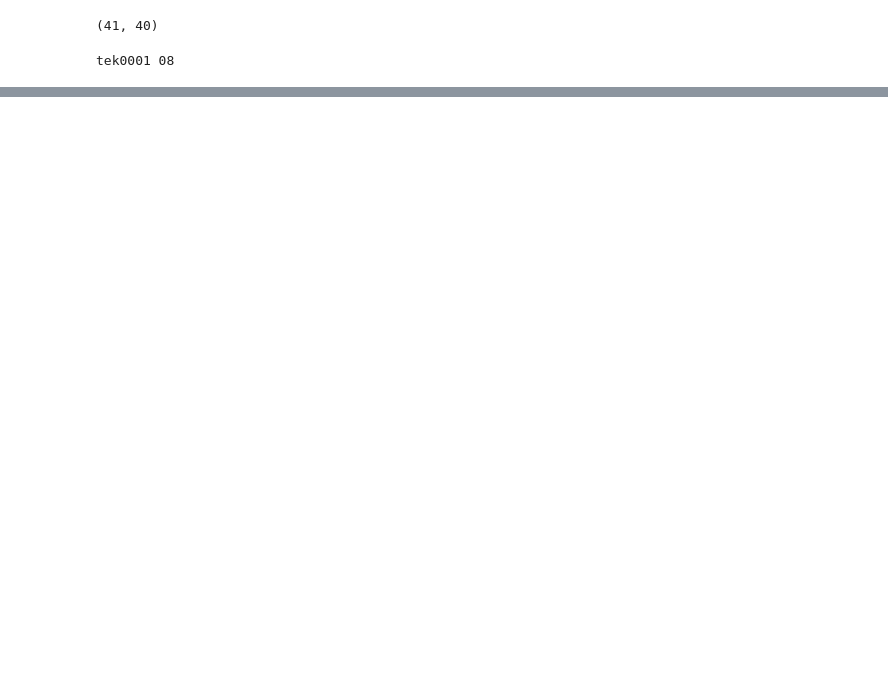
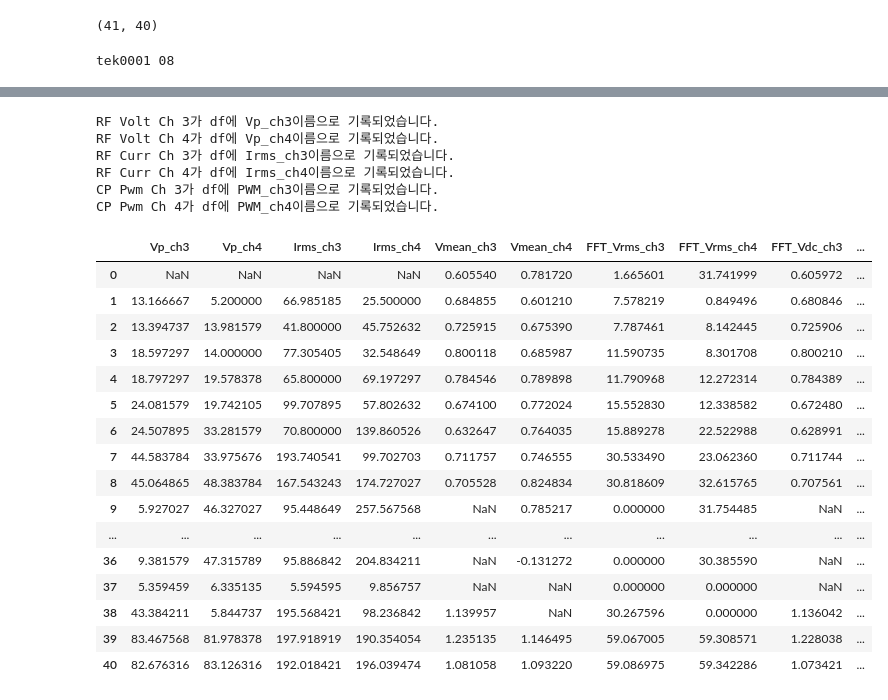
Before and after one commit to cswnote/sinewave_analyze, a Jupyter notebook: edit_columns.ipynb, the cells around one changed output, grey strips where cells are left out. Cells and saved outputs as stored; diff of their text form; code cells hidden in the pictures; blank space fills up the shorter version.

```diff
--- a/edit_columns.ipynb
+++ b/edit_columns.ipynb
@@ -59,0 +109,51 @@ for file in files_ch4:
+# %%
+df['FFT_Irms_ch3'] = df_ch3['FFT I rms[mA]']
+df['FFT_Irms_ch4'] = df_ch4['FFT I rms[mA]']
+# %%
+df['FFT_Idc_ch3'] = df_ch3['FFT I dc abs[mA]']
+df['FFT_Idc_ch4'] = df_ch4['FFT I dc abs[mA]']
+# %%
+target_list = ['RF Volt Ch 3', 'RF Volt Ch 4', 'RF Curr Ch 3', 'RF Curr Ch 4', 'CP Pwm Ch 3', 'CP Pwm Ch 4']
+# %%
+for target in target_list:
+    col = target.replace(' ', '')
+    if 'Volt' in target:
+        col = 'Vmcu_' + col[-3:].lower()
+    elif 'Curr' in target:
+        col = 'Imcu_' + col[-3:].lower()
+    elif 'Pwm' in target:
+        col = 'PWM_' + col[-3:].lower()
+
+    if target[-1] == '3':
+        df[col] = df_ch3[target]
+        print("{}가 df에 {}이름으로 기록되었습니다.".format(target, col))
+    elif target[-1] == '4':
+        df[col] = df_ch4[target]
+        print("{}가 df에 {}이름으로 기록되었습니다.".format(target, col))
+# %% [output]
+RF Volt Ch 3가 df에 Vp_ch3이름으로 기록되었습니다.
+RF Volt Ch 4가 df에 Vp_ch4이름으로 기록되었습니다.
+RF Curr Ch 3가 df에 Irms_ch3이름으로 기록되었습니다.
+RF Curr Ch 4가 df에 Irms_ch4이름으로 기록되었습니다.
+CP Pwm Ch 3가 df에 PWM_ch3이름으로 기록되었습니다.
+CP Pwm Ch 4가 df에 PWM_ch4이름으로 기록되었습니다.
+# %%
+df
+# %% [output]
+|  | Vp_ch3 | Vp_ch4 | Irms_ch3 | Irms_ch4 | Vmean_ch3 | Vmean_ch4 | FFT_Vrms_ch3 | FFT_Vrms_ch4 | FFT_Vdc_ch3 | ... |
+| 0 | NaN | NaN | NaN | NaN | 0.605540 | 0.781720 | 1.665601 | 31.741999 | 0.605972 | ... |
+| 1 | 13.166667 | 5.200000 | 66.985185 | 25.500000 | 0.684855 | 0.601210 | 7.578219 | 0.849496 | 0.680846 | ... |
+| 2 | 13.394737 | 13.981579 | 41.800000 | 45.752632 | 0.725915 | 0.675390 | 7.787461 | 8.142445 | 0.725906 | ... |
+| 3 | 18.597297 | 14.000000 | 77.305405 | 32.548649 | 0.800118 | 0.685987 | 11.590735 | 8.301708 | 0.800210 | ... |
+| 4 | 18.797297 | 19.578378 | 65.800000 | 69.197297 | 0.784546 | 0.789898 | 11.790968 | 12.272314 | 0.784389 | ... |
+| 5 | 24.081579 | 19.742105 | 99.707895 | 57.802632 | 0.674100 | 0.772024 | 15.552830 | 12.338582 | 0.672480 | ... |
+| 6 | 24.507895 | 33.281579 | 70.800000 | 139.860526 | 0.632647 | 0.764035 | 15.889278 | 22.522988 | 0.628991 | ... |
+| 7 | 44.583784 | 33.975676 | 193.740541 | 99.702703 | 0.711757 | 0.746555 | 30.533490 | 23.062360 | 0.711744 | ... |
+| 8 | 45.064865 | 48.383784 | 167.543243 | 174.727027 | 0.705528 | 0.824834 | 30.818609 | 32.615765 | 0.707561 | ... |
+| 9 | 5.927027 | 46.327027 | 95.448649 | 257.567568 | NaN | 0.785217 | 0.000000 | 31.754485 | NaN | ... |
+| ... | ... | ... | ... | ... | ... | ... | ... | ... | ... | ... |
+| 36 | 9.381579 | 47.315789 | 95.886842 | 204.834211 | NaN | -0.131272 | 0.000000 | 30.385590 | NaN | ... |
+| 37 | 5.359459 | 6.335135 | 5.594595 | 9.856757 | NaN | NaN | 0.000000 | 0.000000 | NaN | ... |
+| 38 | 43.384211 | 5.844737 | 195.568421 | 98.236842 | 1.139957 | NaN | 30.267596 | 0.000000 | 1.136042 | ... |
+| 39 | 83.467568 | 81.978378 | 197.918919 | 190.354054 | 1.235135 | 1.146495 | 59.067005 | 59.308571 | 1.228038 | ... |
+| 40 | 82.676316 | 83.126316 | 192.018421 | 196.039474 | 1.081058 | 1.093220 | 59.086975 | 59.342286 | 1.073421 | ... |
```
Also changed, not shown: parts of 12 cells of this notebook, 3 other files.
